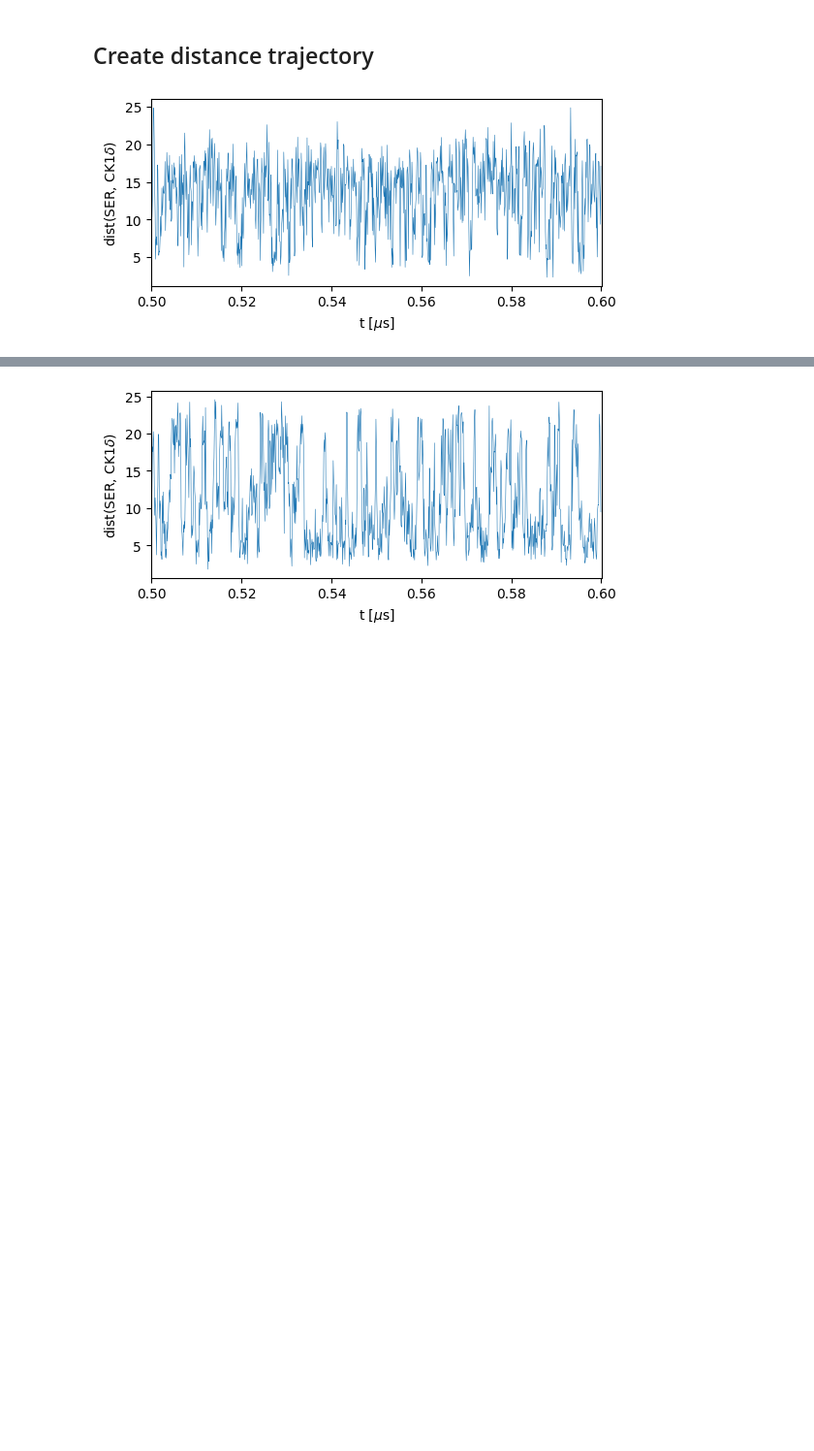
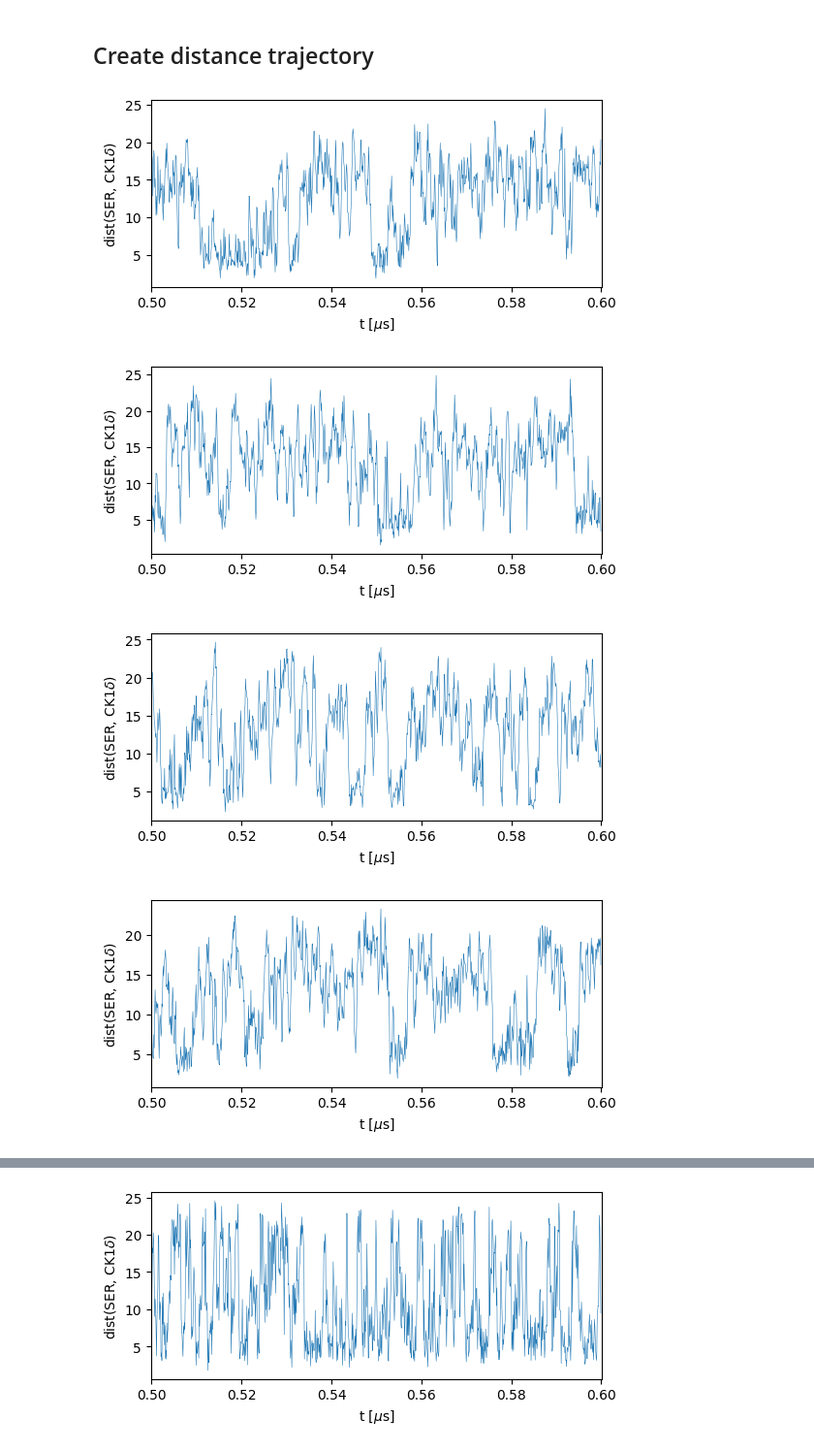
Before and after one commit to ezippo/HPA, a Jupyter notebook: process_traj.ipynb, the cells around one changed output, grey strips where cells are left out. Shown at 97% size. Cells and saved outputs as stored; diff of their text form; code cells hidden in the pictures; blank space fills up the shorter version.

```diff
--- a/process_traj.ipynb
+++ b/process_traj.ipynb
@@ -66,10 +72,13 @@ for i in [2500]:
 # %% [markdown]
 ## Create distance trajectory
 # %%
-for s in range(10,11):
-    d = hpau.create_distance_file(path_ness+f'sim_ser19_dmu-10_1-tdp43-2pser_1-ck1d-open/sim{s}_ser19_dmu-10_1-tdp43-2pser_com-ck1d-open_CAL3_dump.gsd',
+for s in range(1,11):
+    d = hpau.create_distance_file(path_ness+f'sim_ser19_dmu-5_1-tdp43-5pser_1-ck1d-open_10k/sim{s}_ser19_dmu-5_1-tdp43-5pser_com-ck1d-open_CAL3_10k_dump.gsd',
                                          id1=[300,301,302], id2=[i for i in range(154)], mean1=True, therm=0)
-    np.savetxt(path_ness+f'sim_ser19_dmu-10_1-tdp43-2pser_1-ck1d-open/sim{s}_ser19_dmu-10_1-tdp43-2pser_com-ck1d-open_CAL3_dist.txt', d)
+    np.savetxt(path_ness+f'sim_ser19_dmu-5_1-tdp43-5pser_1-ck1d-open_10k/sim{s}_ser19_dmu-5_1-tdp43-5pser_com-ck1d-open_CAL3_10k_dist.txt', d)
     hpapl.plot_dist(d,part_id=5,start=5000,end=6000)
 # %% [output]
-[figure, old version]
+[figure, new version]
+[figure, added]
+[figure, added]
+[figure, added]
```
Also changed, not shown: parts of 3 cells of this notebook, 2 other files.
